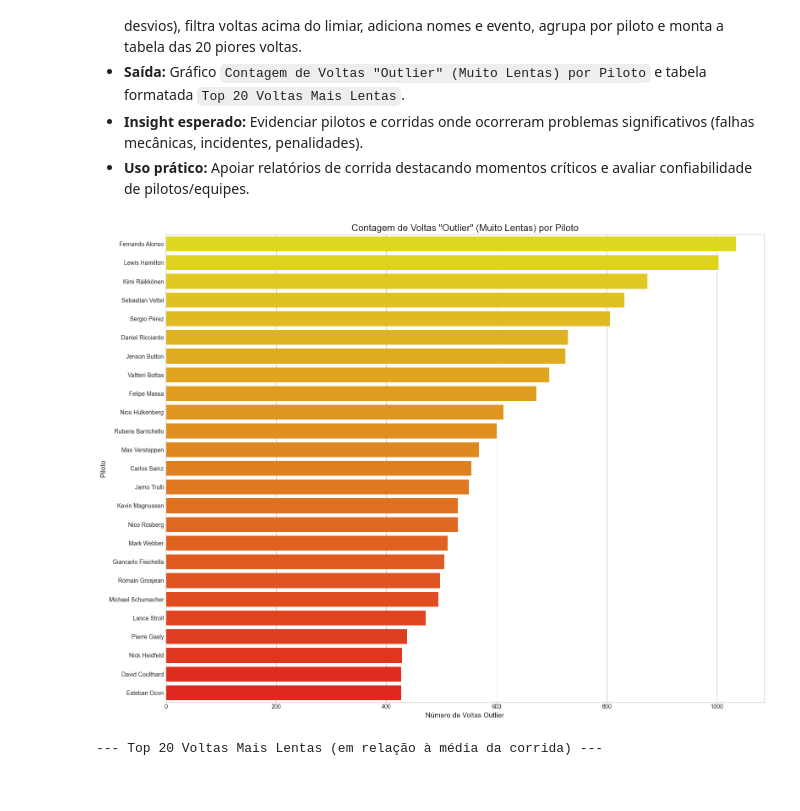
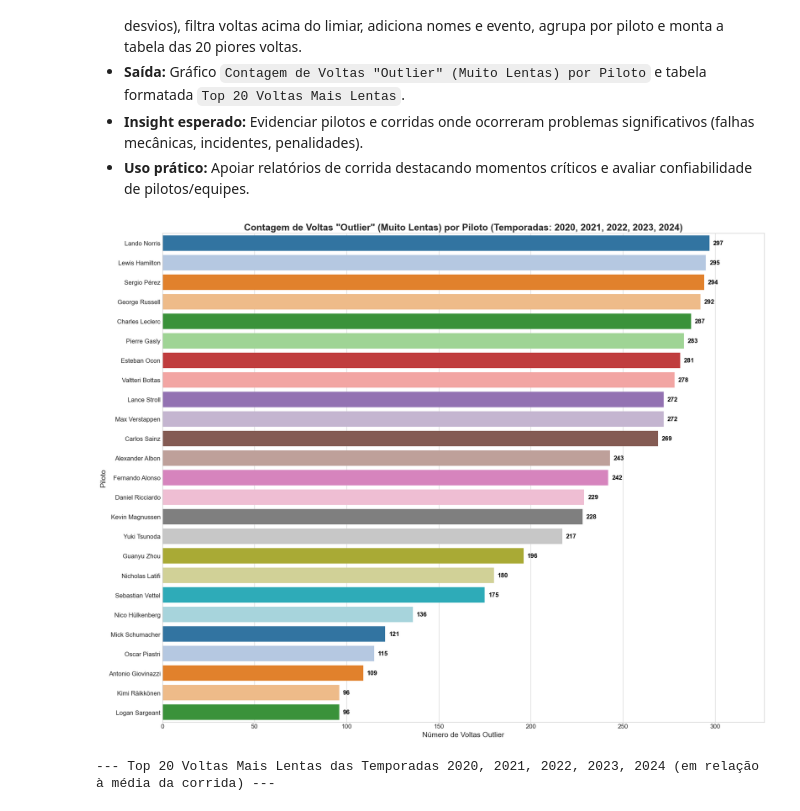
Before and after one commit to Julio1099/formula1-analytics, a Jupyter notebook: Data Layer/raw/i.ipynb, the cells around one changed output. Drawn from its saved outputs; the diff is of its cells as text; code cells hidden in the pictures.

```diff
--- a/Data Layer/raw/i.ipynb
+++ b/Data Layer/raw/i.ipynb
@@ -678,30 +708,82 @@ plt.show()
 - **Insight esperado:** Evidenciar pilotos e corridas onde ocorreram problemas significativos (falhas mecânicas, incidentes, penalidades).
 - **Uso prático:** Apoiar relatórios de corrida destacando momentos críticos e avaliar confiabilidade de pilotos/equipes.
 # %%
-from pyspark.sql.functions import avg, stddev, col, count, concat_ws
-race_stats = dataframes['lap_times'].groupBy('raceId').agg(avg('milliseconds').alias('avg_ms_race'), stddev('milliseconds').alias('stddev_ms_race'))
-laps_with_stats = dataframes['lap_times'].join(race_stats, 'raceId')
+target_seasons = [2020, 2021, 2022, 2023, 2024]
+
+races_in_seasons_df = dataframes['races'].filter(col('year').isin(target_seasons)).select('raceId', 'year')
+
+lap_times_seasons = dataframes['lap_times'].join(races_in_seasons_df, 'raceId', 'inner')
+
+race_stats = lap_times_seasons.groupBy('raceId').agg(
+    avg('milliseconds').alias('avg_ms_race'),
+    stddev('milliseconds').alias('stddev_ms_race')
+)
+
+laps_with_stats = lap_times_seasons.join(race_stats, 'raceId')
 outlier_threshold = col('avg_ms_race') + 2 * col('stddev_ms_race')
 outlier_laps = laps_with_stats.filter(col('milliseconds') > outlier_threshold)
+
 drivers_with_label = dataframes['drivers'].withColumn('driver_name', concat_ws(' ', col('forename'), col('surname')))
 races_with_label = dataframes['races'].withColumn('race_event', concat_ws(' ', col('name'), col('year')))
-outliers_with_details = outlier_laps.join(drivers_with_label, 'driverId').join(races_with_label, 'raceId').withColumn('lap_time_s', col('milliseconds') / 1000).withColumn('race_avg_s', col('avg_ms_race') / 1000).withColumn('slower_by_s', (col('milliseconds') - col('avg_ms_race')) / 1000).orderBy(col('slower_by_s').desc())
-outlier_counts_per_driver = outliers_with_details.groupBy('driver_name').agg(count('*').alias('outlier_count')).orderBy(col('outlier_count').desc())
+
+outliers_with_details = outlier_laps.join(drivers_with_label, 'driverId') \
+    .join(races_with_label, 'raceId') \
+    .withColumn('lap_time_s', col('milliseconds') / 1000) \
+    .withColumn('race_avg_s', col('avg_ms_race') / 1000) \
+    .withColumn('slower_by_s', (col('milliseconds') - col('avg_ms_race')) / 1000) \
+    .orderBy(col('slower_by_s').desc())
+
+outlier_counts_per_driver = outliers_with_details.groupBy('driver_name') \
+    .agg(count('*').alias('outlier_count')) \
+    .orderBy(col('outlier_count').desc())
+
 plot_data_16 = outlier_counts_per_driver.toPandas()
-plt.figure(figsize=(16, 12))
-sns.barplot(data=plot_data_16.head(25), x='outlier_count', y='driver_name', orient='h', palette='autumn_r', hue='driver_name', legend=False)
-plt.title('Contagem de Voltas "Outlier" (Muito Lentas) por Piloto', fontsize=16)
-plt.xlabel('Número de Voltas Outlier', fontsize=12)
-plt.ylabel('Piloto', fontsize=12)
+top_n_display = 25
+
+plt.figure(figsize=(18, 14))
+
+colors = sns.color_palette("tab20", n_colors=top_n_display)
+
+ax = sns.barplot(
+    data=plot_data_16.head(top_n_display),
+    x='outlier_count',
+    y='driver_name',
+    orient='h',
+    palette=colors,
+    hue='driver_name',
+    legend=False
+)
+
+for p in ax.patches:
+    width = p.get_width()
+    ax.text(
+        width + 2,
+        p.get_y() + p.get_height() / 2,
+        f'{int(width)}',
+        ha='left',
+        va='center',
+        fontsize=12,
+        color='black',
+        weight='bold'
+    )
+
+ax.set_xlim(right=plot_data_16['outlier_count'].head(top_n_display).max() * 1.1)
+
+seasons_str = ', '.join(map(str, sorted(target_seasons)))
+plt.title(f'Contagem de Voltas "Outlier" (Muito Lentas) por Piloto (Temporadas: {seasons_str})', fontsize=18, weight='bold')
+plt.xlabel('Número de Voltas Outlier', fontsize=14)
+plt.ylabel('Piloto', fontsize=14)
+plt.tick_params(labelsize=12)
 plt.tight_layout()
 plt.show()
+
+print(f'\n--- Top 20 Voltas Mais Lentas das Temporadas {seasons_str} (em relação à média da corrida) ---')
 top_20_outliers_pd = outliers_with_details.select('race_event', 'driver_name', 'lap', 'lap_time_s', 'race_avg_s', 'slower_by_s').limit(20).toPandas()
-print('\n--- Top 20 Voltas Mais Lentas (em relação à média da corrida) ---')
 top_20_outliers_pd['lap_time_s'] = top_20_outliers_pd['lap_time_s'].map('{:,.2f}s'.format)
 top_20_outliers_pd['race_avg_s'] = top_20_outliers_pd['race_avg_s'].map('{:,.2f}s'.format)
 top_20_outliers_pd['slower_by_s'] = top_20_outliers_pd['slower_by_s'].map('+{:,.2f}s'.format)
 display(top_20_outliers_pd)
 # %% [output]
-[figure, old version]
+[figure, new version]
---- Top 20 Voltas Mais Lentas (em relação à média da corrida) ---
+--- Top 20 Voltas Mais Lentas das Temporadas 2020, 2021, 2022, 2023, 2024 (em relação à média da corrida) ---
 |  | race_event | driver_name | lap | lap_time_s | race_avg_s | slower_by_s |
```
Also changed, not shown: parts of 7 cells of this notebook.
